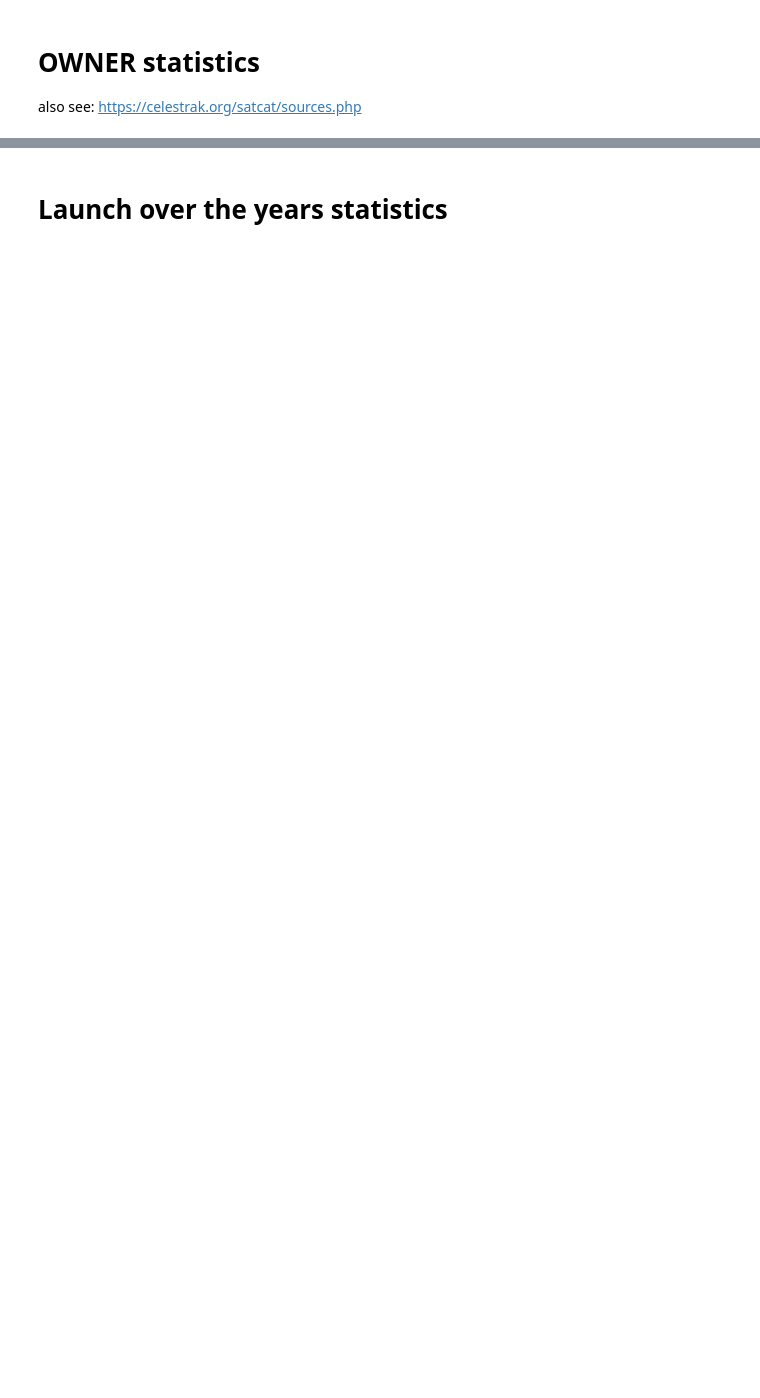
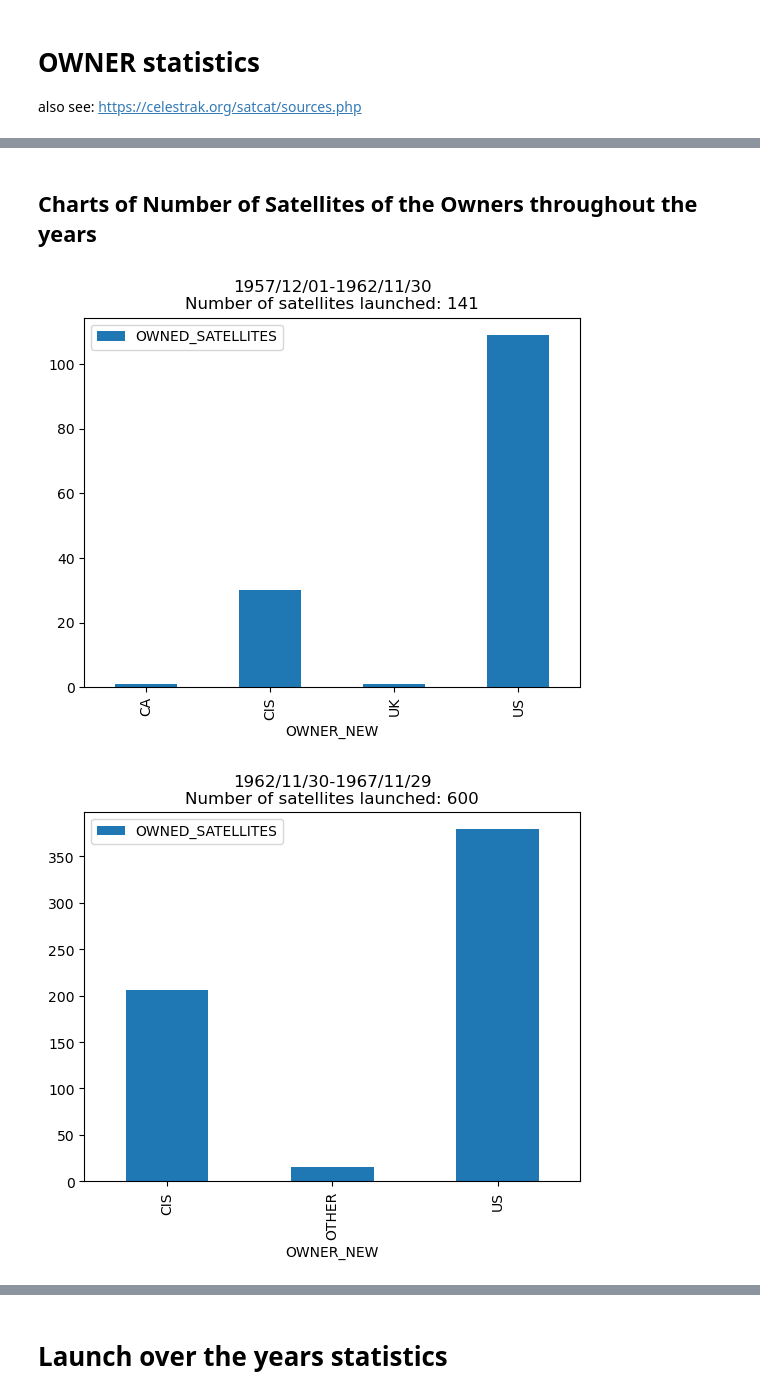
Before and after one commit to Rakagami/datascience_satellites_and_me, a Jupyter notebook: notebook.ipynb, the cells around one changed output, grey strips where cells are left out. Cells and saved outputs as stored; diff of their text form; code cells hidden in the pictures; blank space fills up the shorter version.

```diff
--- a/notebook.ipynb
+++ b/notebook.ipynb
@@ -179,8 +180,0 @@ df_count.groupby(["OWNER_NEW"]).sum().plot(kind="pie", y="OBJECT_NAME")
-# %%
-# Pie chart of all Owners since 1980-2000
-
-filtered_df = df.loc[(df["LAUNCH_DATE"] >= "1980-01-01")
-                    &  (df["LAUNCH_DATE"] < "2000-01-01")]
-df_count = filtered_df.groupby(["OWNER"], as_index=False).count().filter(["OWNER", "OBJECT_NAME"])
-df_count["OWNER_NEW"] = df_count.apply(lambda row: row["OWNER"] if row["OBJECT_NAME"] > 100 else "OTHER", axis=1)
-df_count.groupby(["OWNER_NEW"]).sum().plot(kind="pie", y="OBJECT_NAME")
@@ -190,8 +180,0 @@ df_count.groupby(["OWNER_NEW"]).sum().plot(kind="pie", y="OBJECT_NAME")
-# %%
-# Pie chart of all Owners from 2000 until 2015
-
-filtered_df = df.loc[(df["LAUNCH_DATE"] >= "2000-01-01")
-                    &  (df["LAUNCH_DATE"] < "2015-01-01")]
-df_count = filtered_df.groupby(["OWNER"], as_index=False).count().filter(["OWNER", "OBJECT_NAME"])
-df_count["OWNER_NEW"] = df_count.apply(lambda row: row["OWNER"] if row["OBJECT_NAME"] > 100 else "OTHER", axis=1)
-df_count.groupby(["OWNER_NEW"]).sum().plot(kind="pie", y="OBJECT_NAME")
@@ -210,0 +185,22 @@ df_count.groupby(["OWNER_NEW"]).sum().plot(kind="pie", y="OBJECT_NAME")
+# %% [markdown]
+## Charts of Number of Satellites of the Owners throughout the years
+# %%
+from datetime import timedelta, datetime
+
+dt = timedelta(days=365 * 5)
+
+start_date = datetime.fromisoformat("1957-12-01")
+for i in range(13):
+    end_date = start_date + dt
+    filtered_df = df.loc[(df["LAUNCH_DATE"] >= start_date)
+                    &  (df["LAUNCH_DATE"] < end_date)]
+    title = start_date.strftime("%Y/%m/%d") + "-" + end_date.strftime("%Y/%m/%d") + "\n" + "Number of satellites launched: " + str(len(filtered_df))
+    if i == 0:
+        cutoff=0
+    else:
+        cutoff=50
+    plot_sats(filtered_df, title = title, cutoff=cutoff)
+    start_date = end_date
+# %% [output]
+[figure, added]
+[figure, added]
```
Also changed, not shown: parts of 24 cells of this notebook, 1 other file.
